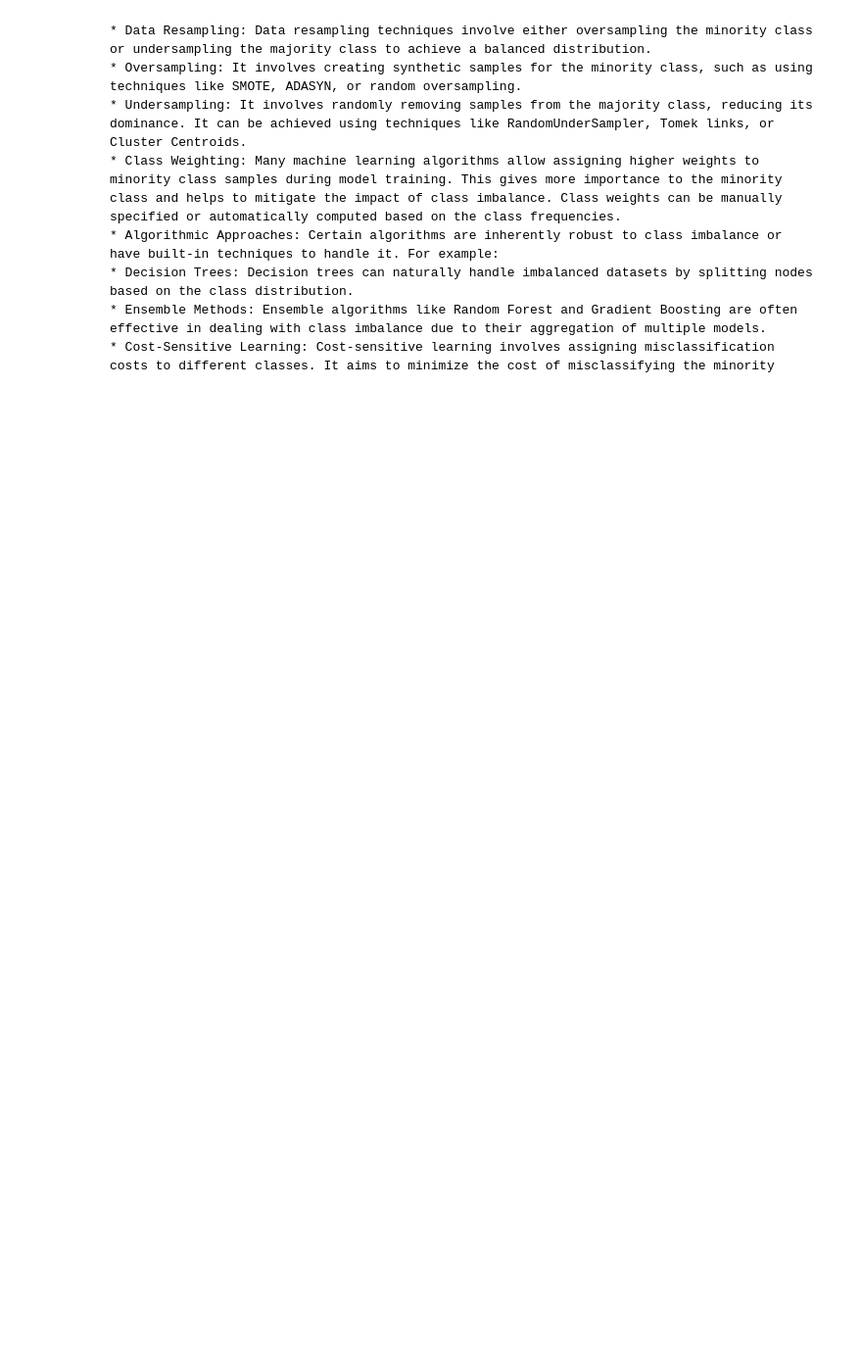
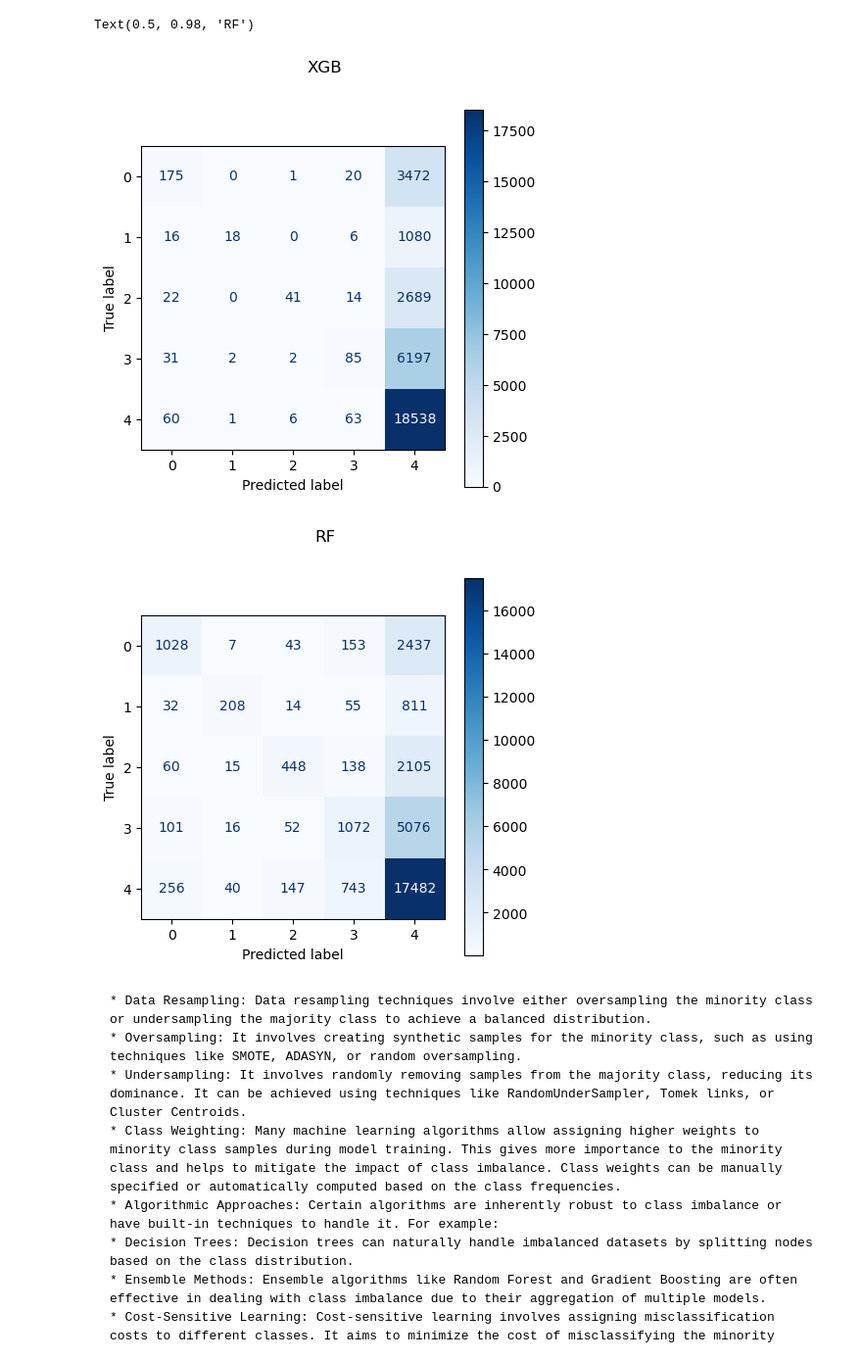
Before and after one commit to leshau90/whaz, a Jupyter notebook: Tugas-SPK-Rodiah/tugas.ipynb, the cells around one changed output. Shown: that part at 98% size. Cells and saved outputs as stored; diff of their text form; code cells hidden in the pictures; blank space fills up the shorter version.

```diff
--- a/Tugas-SPK-Rodiah/tugas.ipynb
+++ b/Tugas-SPK-Rodiah/tugas.ipynb
@@ -158,14 +176,6 @@ onlyThis = np.delete(oriC,np.where(np.isin(oriC,[
 # %%
-
-# Load the data and define features and target variable
-# merged = pd.read_csv('order_data.csv')
-X = merged[['price','freight_value','seller_city','seller_state'
-            ,'customer_city','customer_state','time_to_get']]
-# merged['review_score_transformed'] = merged['review_score']-1
-y = merged['review_score']
-
 # Split the data into training and testing sets
-X_train, X_test, y_train, y_test = train_test_split(X, y, test_size=0.2, random_state=42)
+X_train, X_test, y_train, y_test = train_test_split(X, y, test_size=0.3, random_state=42)
 
 # Train the XGBoost model
 xgb_model = xgb.XGBClassifier()
@@ -176,7 +186,7 @@ rf_model = RandomForestClassifier()
 rf_model.fit(X_train, y_train)
 
 
-# # Train the SVM model
+# Train the SVM model
 # svm_model = SVC()
 # svm_model.fit(X_train, y_train)
 
@@ -254,0 +284,53 @@ logr_pred = logreg_model.predict(X_test)
+# %%
+from sklearn.metrics import ConfusionMatrixDisplay
+
+# fg, ((ax1,ax2),(ax3,ax4)) = plt.subplots(2, 2, figsize=(10, 8))
+disp = ConfusionMatrixDisplay.from_predictions(
+                                              y_test,
+                                              xgb_pred,
+                                            #   display_labels=labels,
+                                              cmap=plt.cm.Blues
+                                              )
+fig = disp.figure_
+fig.set_figwidth(5)
+fig.set_figheight(5)
+fig.suptitle('XGB')
+
+
+disp = ConfusionMatrixDisplay.from_predictions(
+                                              y_test,
+                                              rf_pred,
+                                            #   display_labels=labels,
+                                              cmap=plt.cm.Blues
+                                              )
+fig2 = disp.figure_
+fig2.set_figwidth(5)
+fig2.set_figheight(5)
+fig2.suptitle('RF')
+
+
+# models ={
+#     "XGB":xgb_pred,
+#     "Random Forest":rf_pred
+# }
+# f, axes = plt.subplots(1, 2, figsize=(20, 5), sharey='row')
+
+# for i, (key, pred) in enumerate(models.items()):
+#     disp = ConfusionMatrixDisplay.from_predictions(y_test,pred,cmap=plt.cm.Blues)
+#     disp.plot(ax=axes[i], xticks_rotation=45)
+#     disp.ax_.set_title(key)
+#     disp.im_.colorbar.remove()
+#     disp.ax_.set_xlabel('')
+#     if i!=0:
+#         disp.ax_.set_ylabel('')
+# #
+# f.text(0.4, 0.1, 'Predicted label', ha='left')
+# plt.subplots_adjust(wspace=0.40, hspace=0.1)
+
+
+# f.colorbar(disp.im_, ax=axes)
+# plt.show()
+# %% [output]
+Text(0.5, 0.98, 'RF')
+[figure, added]
+[figure, added]
```
Also changed, not shown: parts of 20 cells of this notebook, 3 other files.
